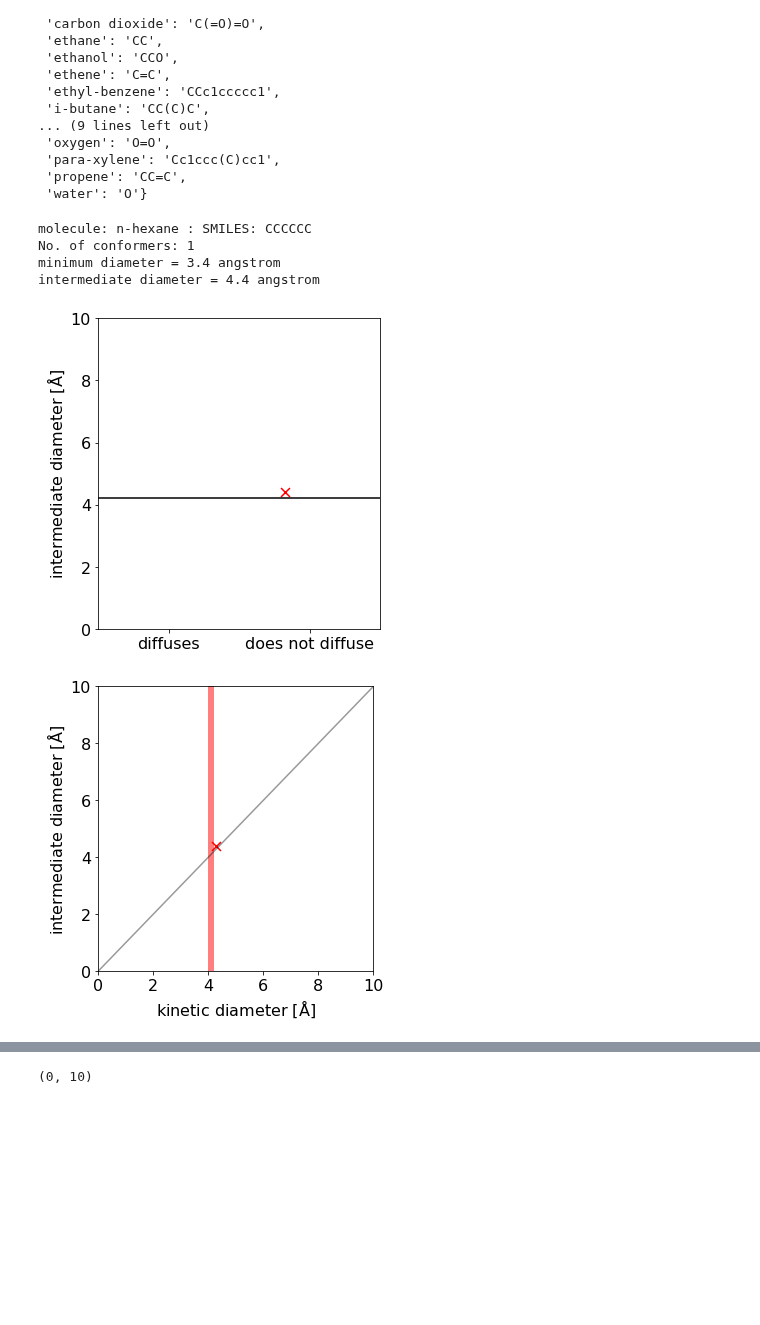
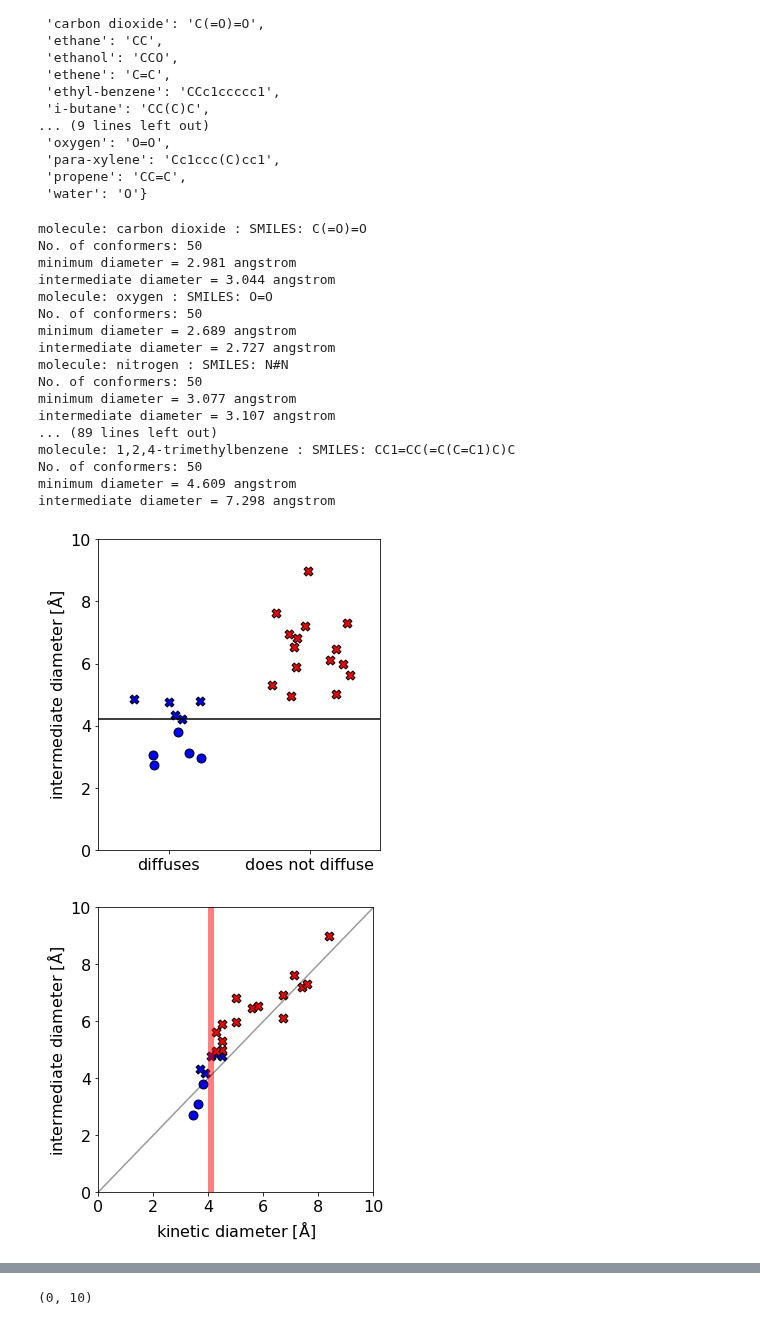
Before and after one commit to andrewtarzia/enzyme_screen, a Jupyter notebook: rdkit_testing.ipynb, the cells around one changed output, grey strips where cells are left out. Saved outputs shown, nothing was run; the diff lists cells and outputs as text; code cells hidden in the pictures; blank space fills up the shorter version.

```diff
--- a/rdkit_testing.ipynb
+++ b/rdkit_testing.ipynb
@@ -110,8 +110,8 @@ mid_diam_sums = []
 avg_diam_sums = []
 for T in np.arange(1):
     for name, smile in molecules.items():
-        if name != 'n-hexane':
-            continue
+#         if name != 'benzene':
+#             continue
         print('molecule:', name,':', 'SMILES:', smile)
         try:
             kin_diam = float(diameters[name])
@@ -123,7 +123,7 @@ for T in np.arange(1):
         mol = Chem.AddHs(Chem.MolFromSmiles(smile))
         # 2D to 3D
         # with multiple conformers
-        cids = Chem.EmbedMultipleConfs(mol, 1) #, Chem.ETKDG())
+        cids = Chem.EmbedMultipleConfs(mol, 50) #, Chem.ETKDG())
         print('No. of conformers:', len(cids))
         # quick UFF optimize
         for cid in cids: Chem.UFFOptimizeMolecule(mol, confId=cid)
@@ -134,12 +134,18 @@ for T in np.arange(1):
         # get principal moments of intertia
         _, _, _, ratio_1_, ratio_2_ = rdkit_functions.get_inertial_prop(mol, cids)
         # print(np.average(ratio_1_), np.average(ratio_2_))
-        conf_diameters, conf_axes, conf_moments = rdkit_functions.get_vdw_diameters(mol, cids,
-                                                                    mol_coms,
-                                                                    vdwScale=1.0,
+#         conf_diameters, conf_axes, conf_moments = rdkit_functions.get_vdw_diameters(mol, cids,
+#                                                                     mol_coms,
+#                                                                     vdwScale=1.0,
+#                                                                     boxMargin=4.0,
+#                                                                     spacing=0.5,
+#                                                                     vec_spacing=0.2,
+#                                                                     show=False,
+#                                                                     plot=False)
+        conf_diameters, conf_axes, conf_moments = rdkit_functions.get_ellip_diameters(mol, cids,
+                                                                    vdwScale=0.8,
                                                                     boxMargin=4.0,
                                                                     spacing=0.5,
-                                                                    vec_spacing=0.2,
                                                                     show=False,
                                                                     plot=False)
 
@@ -207,37 +213,49 @@ fig1.savefig(output_dir+"categorical.pdf", dpi=720,
 
 ax2.plot(np.linspace(-1, 12, 2), np.linspace(-1, 12, 2), c='k', alpha=0.4)
 ax2.axvspan(4.0, 4.2, facecolor='r', alpha=0.5)  # plot the limit from the two Sholl papers on diffusion
 
-
 define_parity_plot_variables(ax2,
                              title='',
                              xtitle='kinetic diameter [$\mathrm{\AA}$]',
                              ytitle='intermediate diameter [$\mathrm{\AA}$]',
                              xlim=(0, 10),
                              ylim=(0, 10))
 
 fig2.tight_layout()
 fig2.savefig(output_dir+"parity.pdf", dpi=720,
             bbox_inches='tight')
 
 
 ax3.plot([0, 0.5, 1, 0], [1, 0.5, 1, 1], c='k', lw=2)
 ax3.text(0.75, 1.01, 'sphere', fontsize=20)
 ax3.text(0.4, 0.45, 'disk', fontsize=20)
 ax3.text(-0.05, 1.01, 'rod', fontsize=20)
 define_parity_plot_variables(ax3,
                              title='',
                              xtitle='$I_1$ / $I_3$',
                              ytitle='$I_2$ / $I_3$',
                              xlim=(-0.1, 1.1),
                              ylim=(0.4, 1.1))
 fig3.tight_layout()
 fig3.savefig(output_dir+"shape.pdf", dpi=720,
             bbox_inches='tight')
 # %% [output]
-molecule: n-hexane : SMILES: CCCCCC
-No. of conformers: 1
-minimum diameter = 3.4 angstrom
-intermediate diameter = 4.4 angstrom
+molecule: carbon dioxide : SMILES: C(=O)=O
+No. of conformers: 50
+minimum diameter = 2.981 angstrom
+intermediate diameter = 3.044 angstrom
+molecule: oxygen : SMILES: O=O
+No. of conformers: 50
+minimum diameter = 2.689 angstrom
+intermediate diameter = 2.727 angstrom
+molecule: nitrogen : SMILES: N#N
+No. of conformers: 50
+minimum diameter = 3.077 angstrom
+intermediate diameter = 3.107 angstrom
+... (89 lines left out)
+molecule: 1,2,4-trimethylbenzene : SMILES: CC1=CC(=C(C=C1)C)C
+No. of conformers: 50
+minimum diameter = 4.609 angstrom
+intermediate diameter = 7.298 angstrom
-[figure, old version]
+[figure, new version]
-[figure, old version]
+[figure, new version]
```
Also changed, not shown: parts of 1 cell of this notebook, 2 other files.
